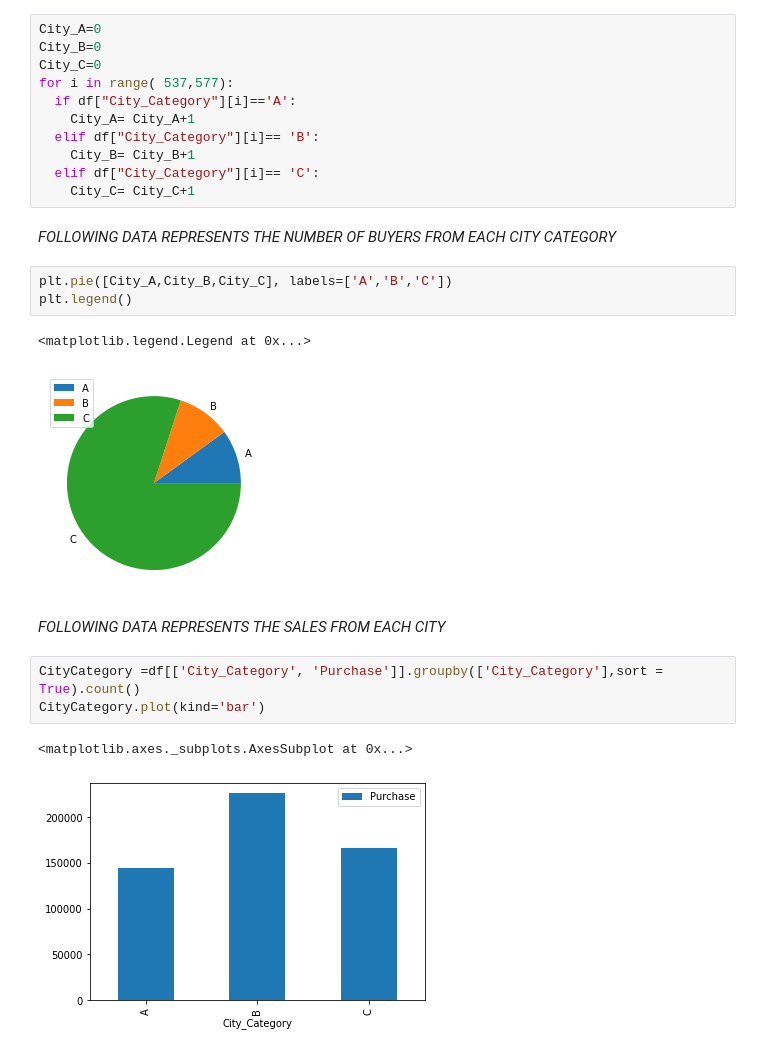
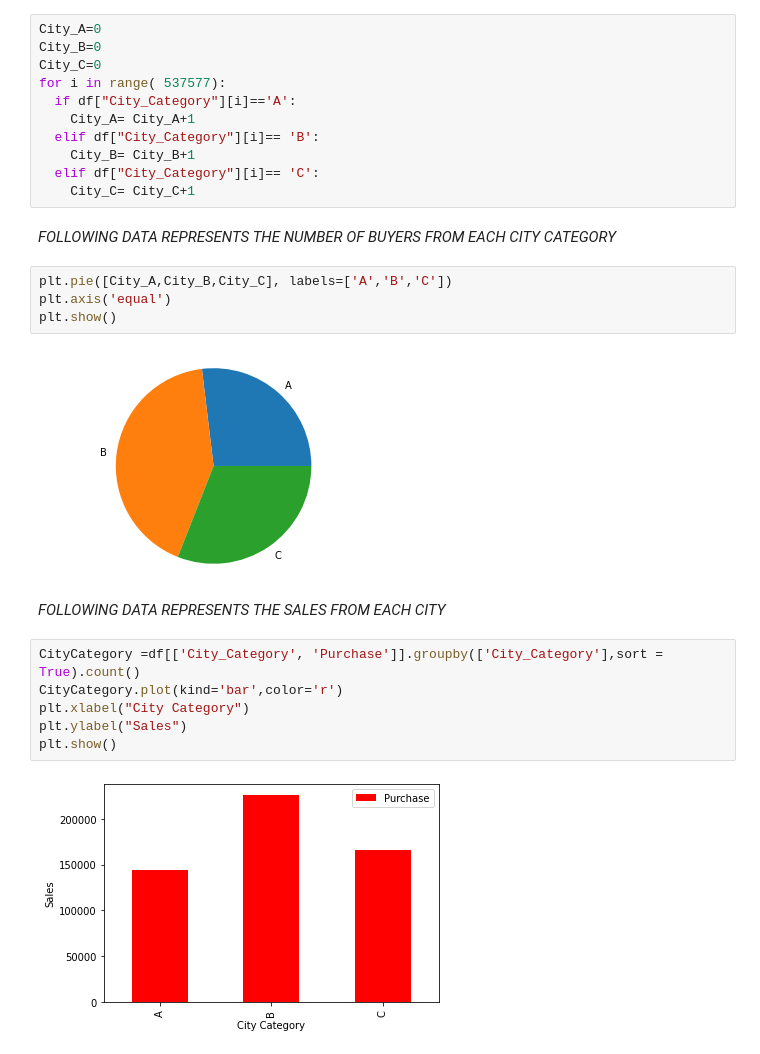
Before and after one commit to ManavKaul/Black-Friday-Sale, a Jupyter notebook: Black_Friday_Sale_Analysis.ipynb, the cells around one changed output. Saved outputs shown, nothing was run; the diff lists cells and outputs as text.

```diff
--- a/Black_Friday_Sale_Analysis.ipynb
+++ b/Black_Friday_Sale_Analysis.ipynb
@@ -86,7 +87,7 @@ The Cities are divided into 3 categories: A, B & C
 City_A=0
 City_B=0
 City_C=0
-for i in range( 537,577):
+for i in range( 537577):
   if df["City_Category"][i]=='A':
     City_A= City_A+1
   elif df["City_Category"][i]== 'B':
@@ -97,15 +98,17 @@ for i in range( 537,577):
 *FOLLOWING DATA REPRESENTS THE NUMBER OF BUYERS FROM EACH CITY CATEGORY*
 # %%
 plt.pie([City_A,City_B,City_C], labels=['A','B','C'])
-plt.legend()
+plt.axis('equal')
+plt.show()
 # %% [output]
-<matplotlib.legend.Legend at 0x...>
-[figure, old version]
+[figure, new version]
 # %% [markdown]
 *FOLLOWING DATA REPRESENTS THE SALES FROM EACH CITY*
 # %%
 CityCategory =df[['City_Category', 'Purchase']].groupby(['City_Category'],sort = True).count()
-CityCategory.plot(kind='bar')
+CityCategory.plot(kind='bar',color='r')
+plt.xlabel("City Category")
+plt.ylabel("Sales")
+plt.show()
 # %% [output]
-<matplotlib.axes._subplots.AxesSubplot at 0x...>
-[figure, old version]
+[figure, new version]
```
Also changed, not shown: parts of 3 cells of this notebook.
